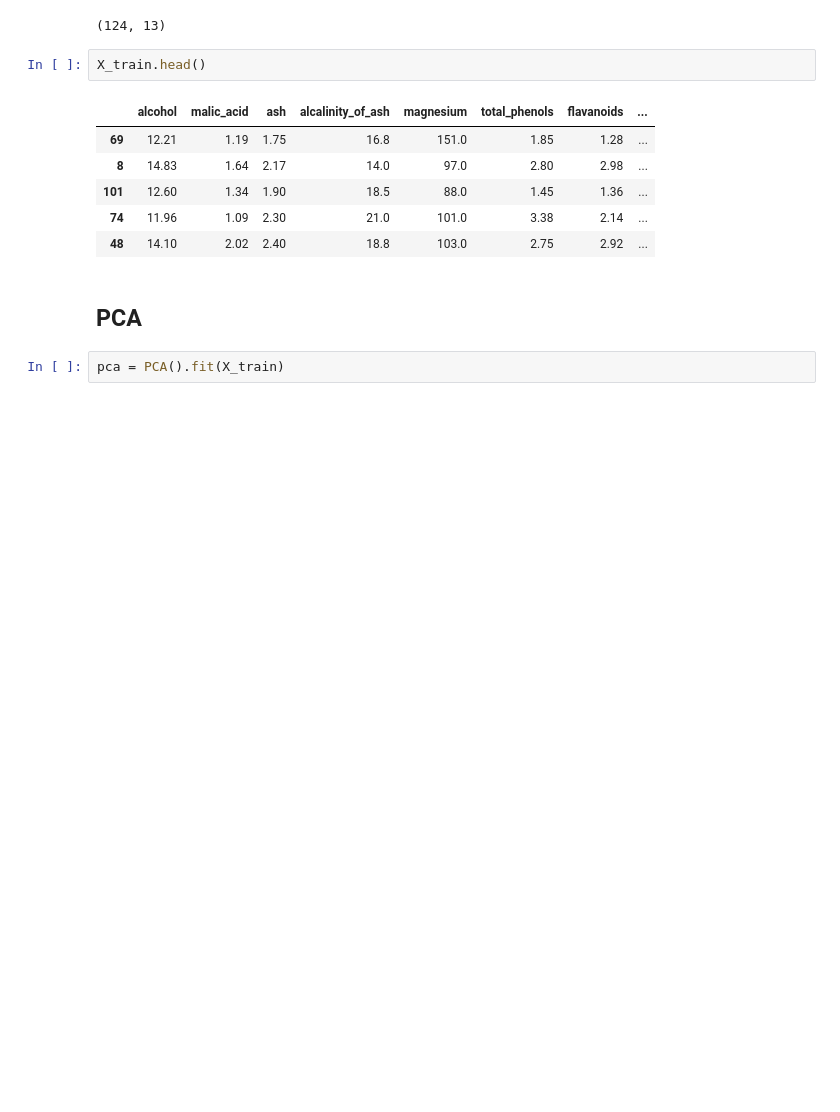
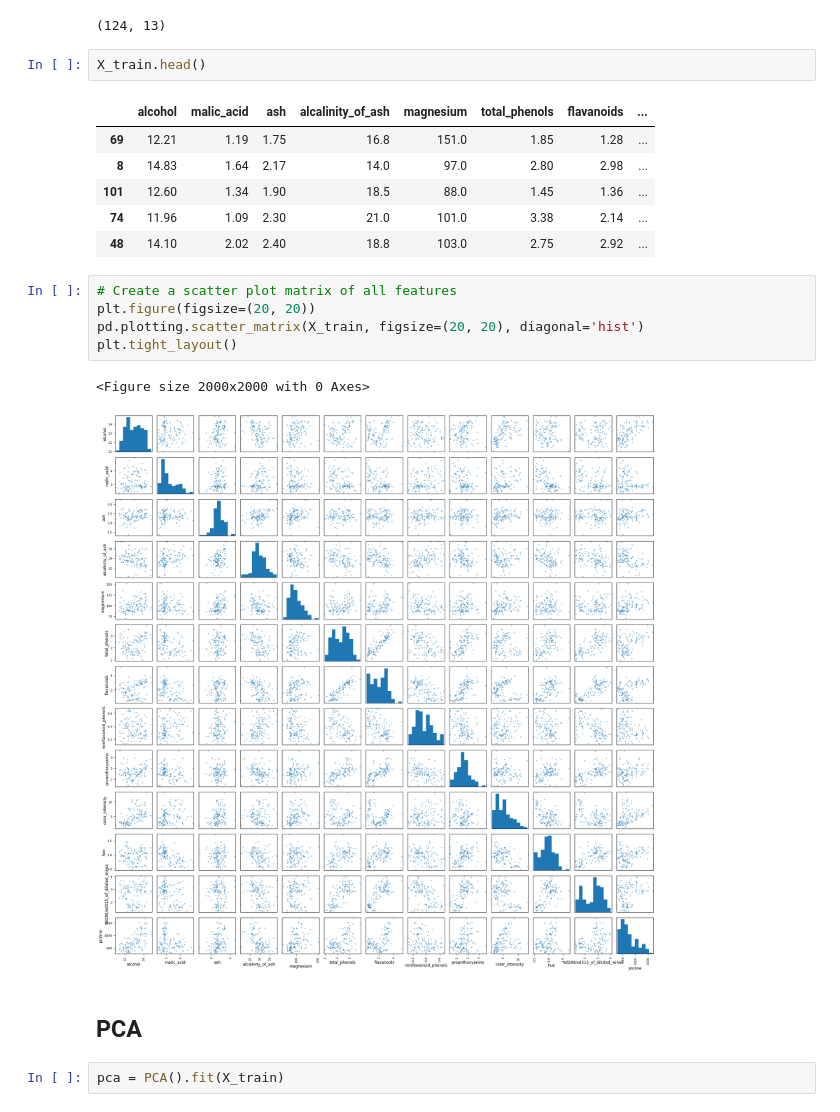
Before and after one commit to balintdecsi/ceu-ml, a Jupyter notebook: notebooks/class1B_PCA_wine_recognition.ipynb, the cells around one changed output. Drawn from its saved outputs; the diff is of its cells as text; blank space fills up the shorter version.

```diff
--- a/notebooks/class1B_PCA_wine_recognition.ipynb
+++ b/notebooks/class1B_PCA_wine_recognition.ipynb
@@ -41,6 +39,14 @@ X_train.head()
 | 101 | 12.60 | 1.34 | 1.90 | 18.5 | 88.0 | 1.45 | 1.36 | ... |
 | 74 | 11.96 | 1.09 | 2.30 | 21.0 | 101.0 | 3.38 | 2.14 | ... |
 | 48 | 14.10 | 2.02 | 2.40 | 18.8 | 103.0 | 2.75 | 2.92 | ... |
+# %%
+# Create a scatter plot matrix of all features
+plt.figure(figsize=(20, 20))
+pd.plotting.scatter_matrix(X_train, figsize=(20, 20), diagonal='hist')
+plt.tight_layout()
+# %% [output]
+<Figure size 2000x2000 with 0 Axes>
+[figure, added]
 # %% [markdown]
 ## PCA
 # %%
```
Also changed, not shown: parts of 5 cells of this notebook.
